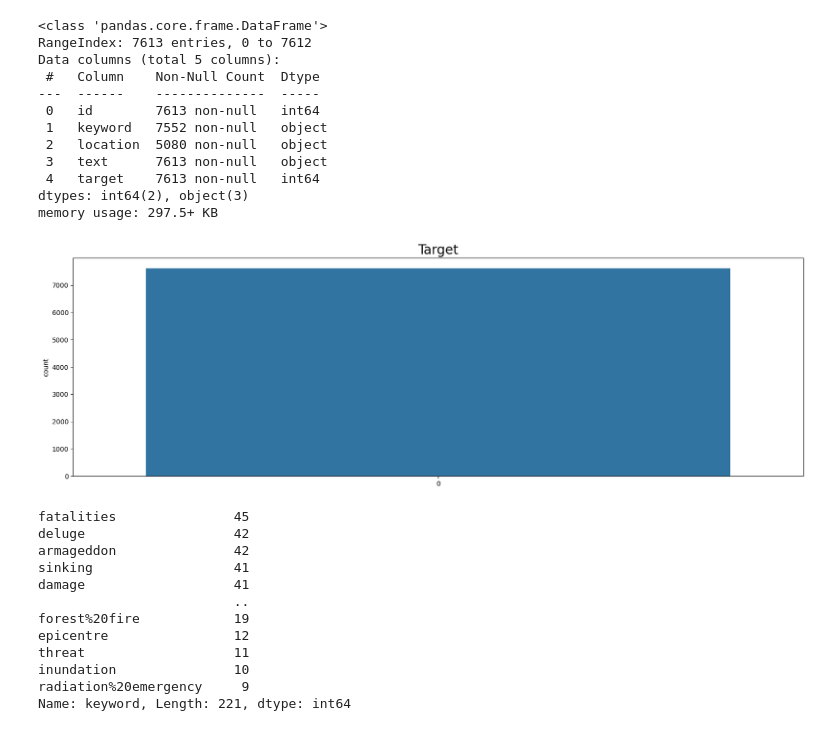
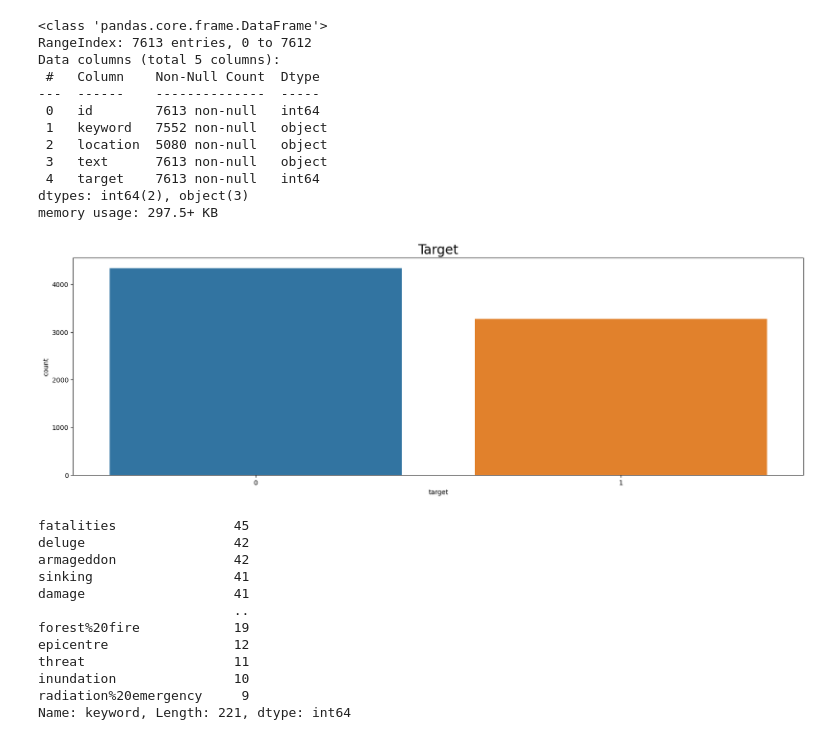
Before and after one commit to p3p31v/NLP-with-Disaster-Tweets, a Jupyter notebook: notebooks/EDA.ipynb, the cells around one changed output. Saved outputs shown, nothing was run; the diff lists cells and outputs as text; code cells hidden in the pictures.

```diff
--- a/notebooks/EDA.ipynb
+++ b/notebooks/EDA.ipynb
@@ -50,11 +51,11 @@ memory usage: 297.5+ KB
 # %%
 # Check if data is balanced
 plt.figure(figsize=(20, 6))
-sns.countplot(data=df_train['target'])
-plt.title("Target", fontsize=20)
+ax = sns.countplot(x=df_train["target"])
+ax.set_title("Target", fontsize=20)
 plt.show()
 # %% [output]
-[figure, old version]
+[figure, new version]
 # %%
 # Check different keywords
 df_train["keyword"].value_counts()
```
Also changed, not shown: parts of 1 cell of this notebook, 1 other file.
